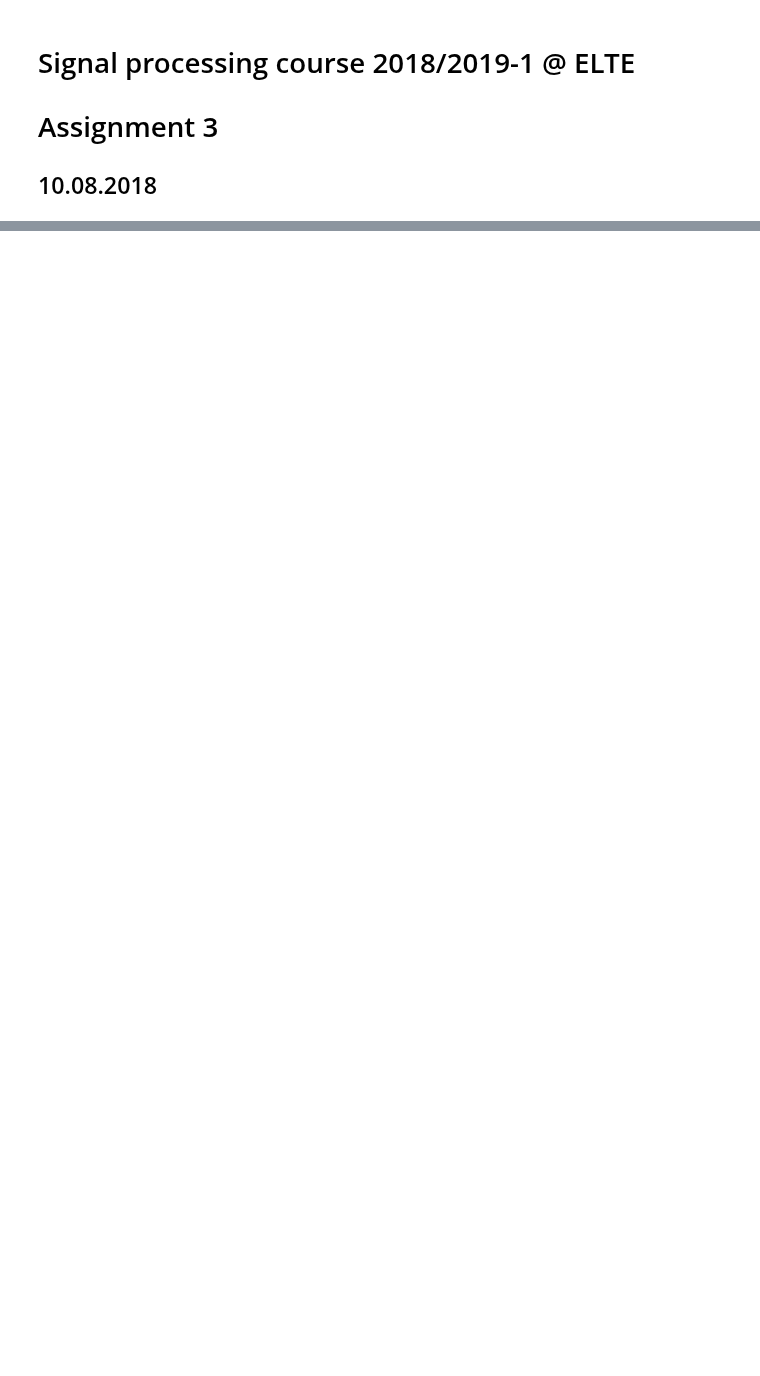
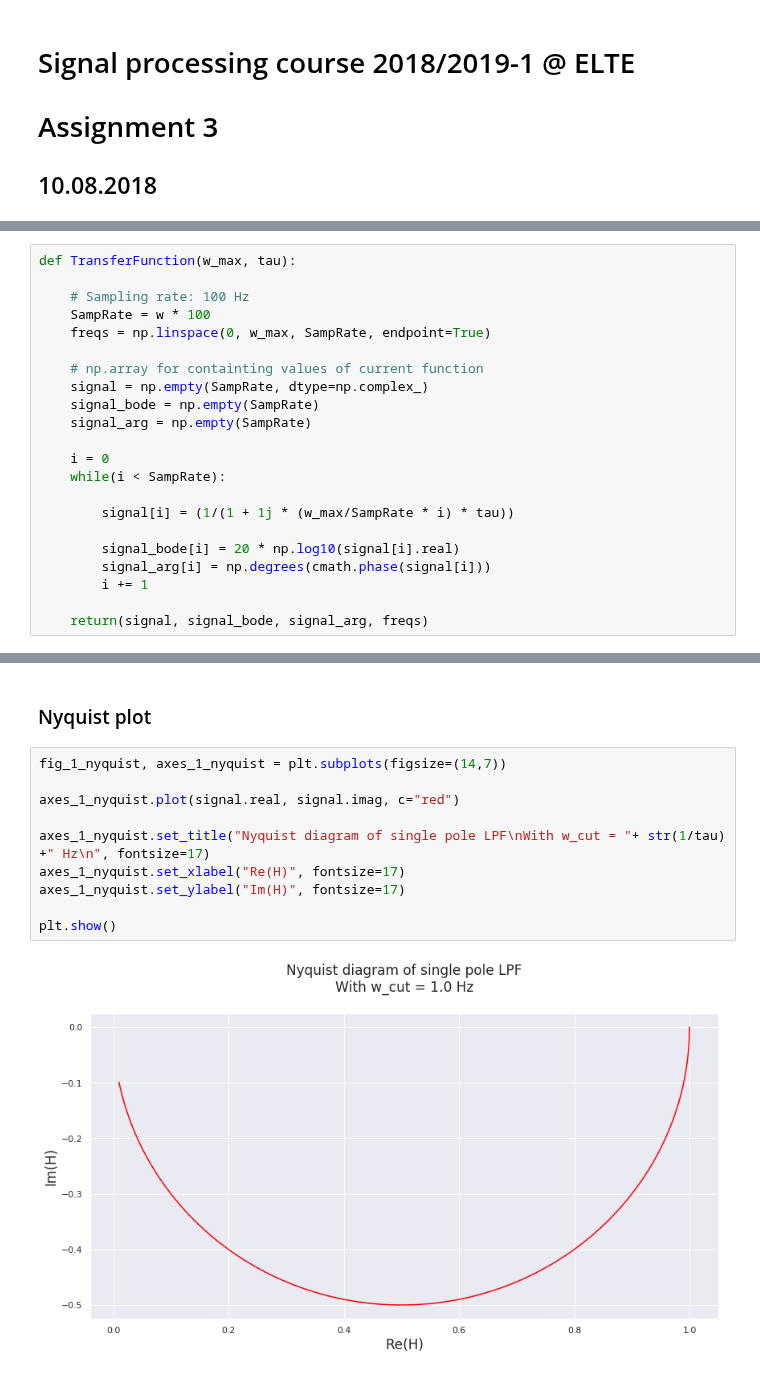
Before and after one commit to masterdesky/ELTE-signal-processing-2018, a Jupyter notebook: Assignment 3/Assignment 3.ipynb, the cells around one changed output, grey strips where cells are left out. Cells and saved outputs as stored; diff of their text form; blank space fills up the shorter version.

```diff
--- a/Assignment 3/Assignment 3.ipynb
+++ b/Assignment 3/Assignment 3.ipynb
@@ -65,3 +82,25 @@ It results in the following plot:
+# %%
+def TransferFunction(w_max, tau):
+
+    # Sampling rate: 100 Hz
+    SampRate = w * 100
+    freqs = np.linspace(0, w_max, SampRate, endpoint=True)
+
+    # np.array for containting values of current function
+    signal = np.empty(SampRate, dtype=np.complex_)
+    signal_bode = np.empty(SampRate)
+    signal_arg = np.empty(SampRate)
+
+    i = 0
+    while(i < SampRate):
+
+        signal[i] = (1/(1 + 1j * (w_max/SampRate * i) * tau))
+
+        signal_bode[i] = 20 * np.log10(signal[i].real)
+        signal_arg[i] = np.degrees(cmath.phase(signal[i]))
+        i += 1
+
+    return(signal, signal_bode, signal_arg, freqs)
 # %%
 # Resistance's magnitude in the low-pass filter
 # Measured in Ohm (greek Omega)
@@ -75,0 +142,14 @@ tau = LPF_R * LPF_C
+# %% [markdown]
+### Nyquist plot
+# %%
+fig_1_nyquist, axes_1_nyquist = plt.subplots(figsize=(14,7))
+
+axes_1_nyquist.plot(signal.real, signal.imag, c="red")
+
+axes_1_nyquist.set_title("Nyquist diagram of single pole LPF\nWith w_cut = "+ str(1/tau) +" Hz\n", fontsize=17)
+axes_1_nyquist.set_xlabel("Re(H)", fontsize=17)
+axes_1_nyquist.set_ylabel("Im(H)", fontsize=17)
+
+plt.show()
+# %% [output]
+[figure, added]
```
Also changed, not shown: parts of 36 cells of this notebook.
